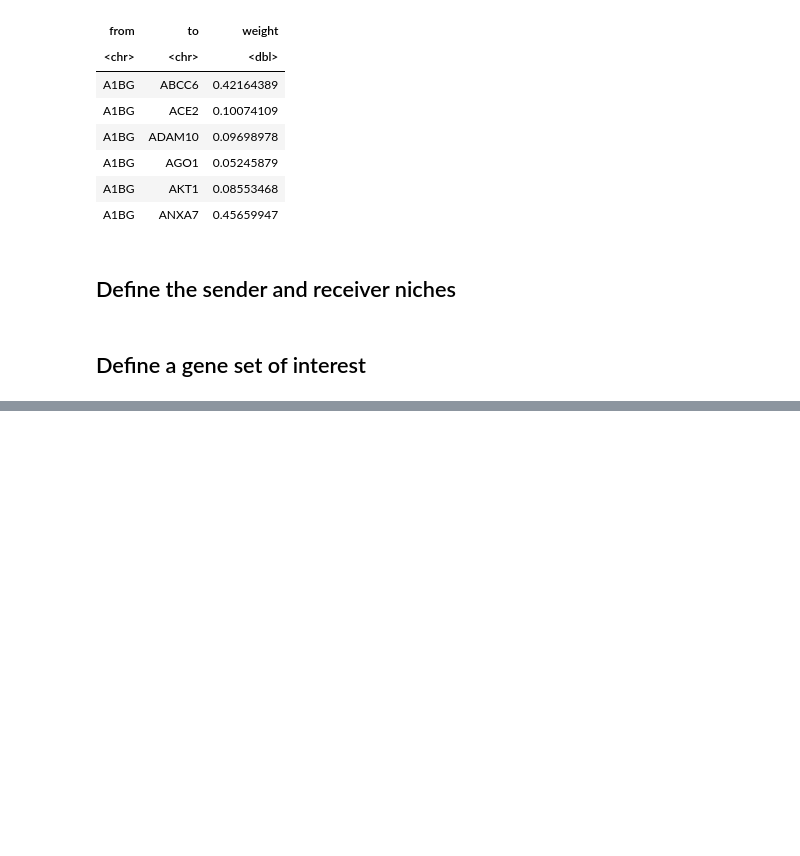
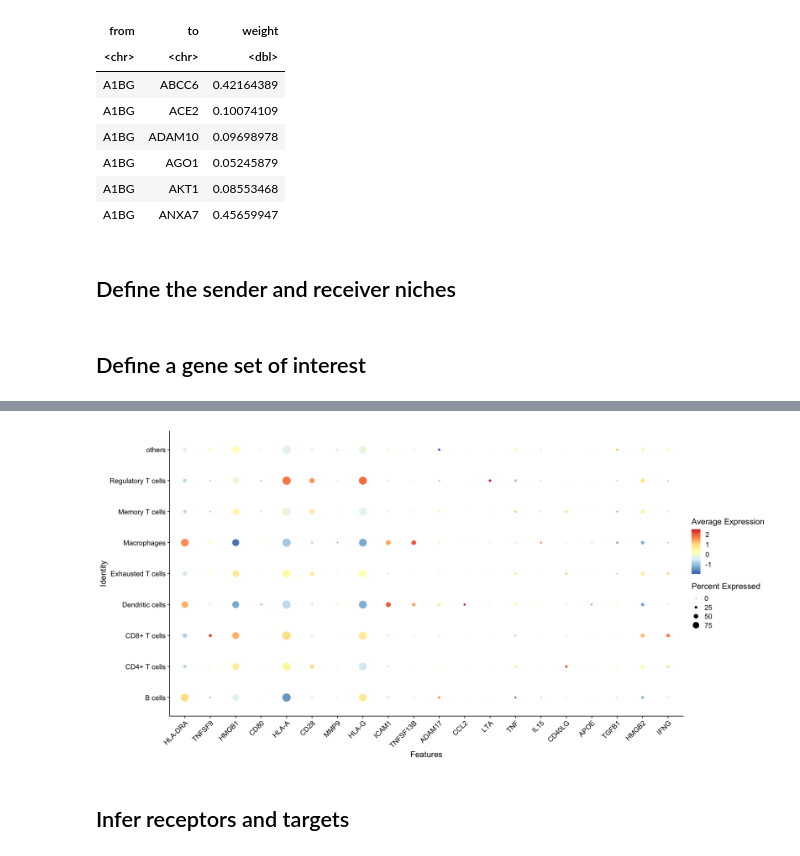
Before and after one commit to meg-bit/immune-cells-TIME-single-cell-anti-PD-1, a Jupyter notebook: test_nichenet.ipynb, the cells around one changed output, grey strips where cells are left out. Drawn from its saved outputs; the diff is of its cells as text; code cells hidden in the pictures; blank space fills up the shorter version.

```diff
--- a/test_nichenet.ipynb
+++ b/test_nichenet.ipynb
@@ -226,0 +352,10 @@ A data.frame: 10 × 8
+# %%
+DotPlot(seuratObj,
+        features = best_upstream_ligands %>%
+            rev(), cols = "RdYlBu"
+       ) +
+    RotatedAxis()
+# %% [output]
+[figure, added]
+# %% [markdown]
+## Infer receptors and targets
```
Also changed, not shown: parts of 31 cells of this notebook.
